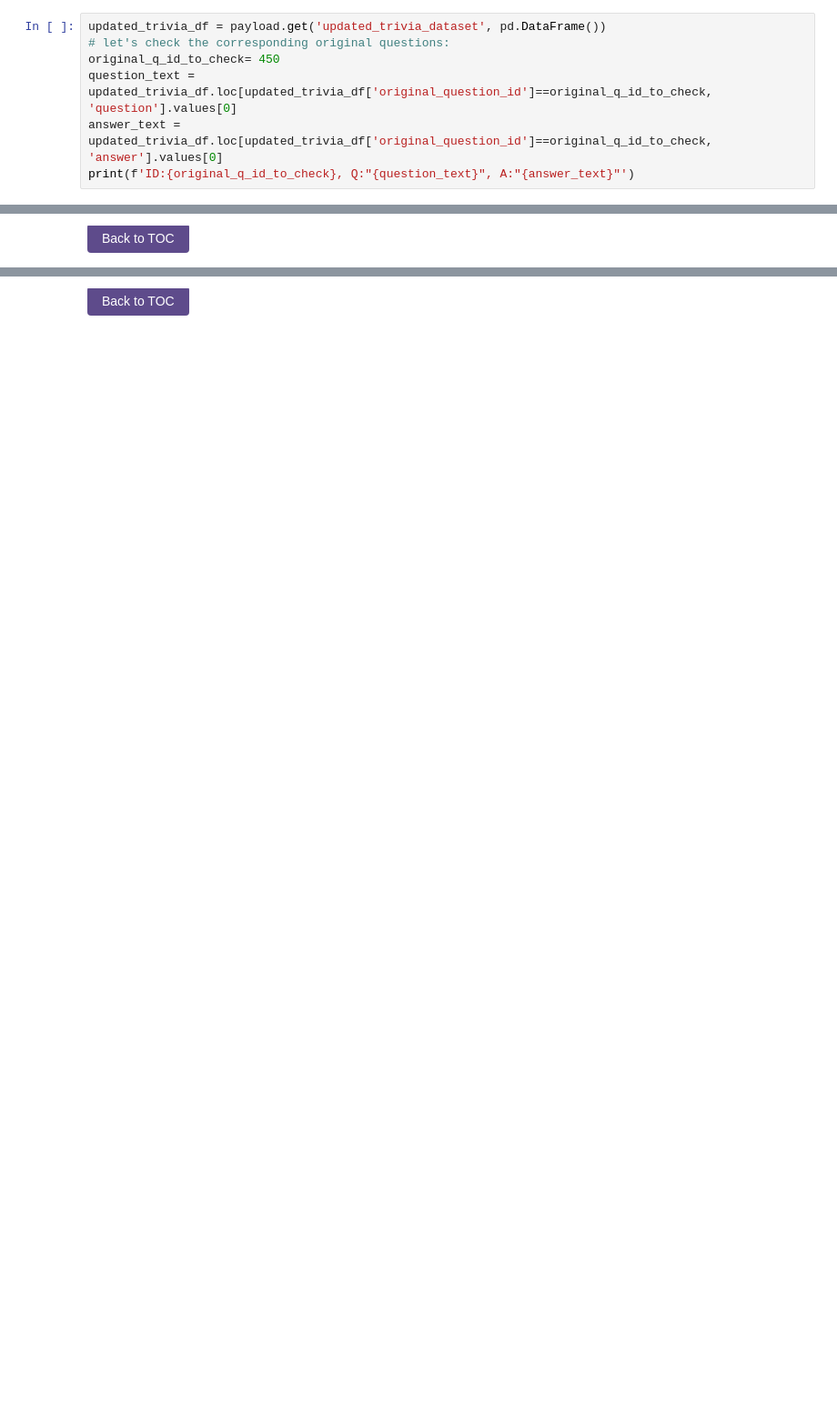
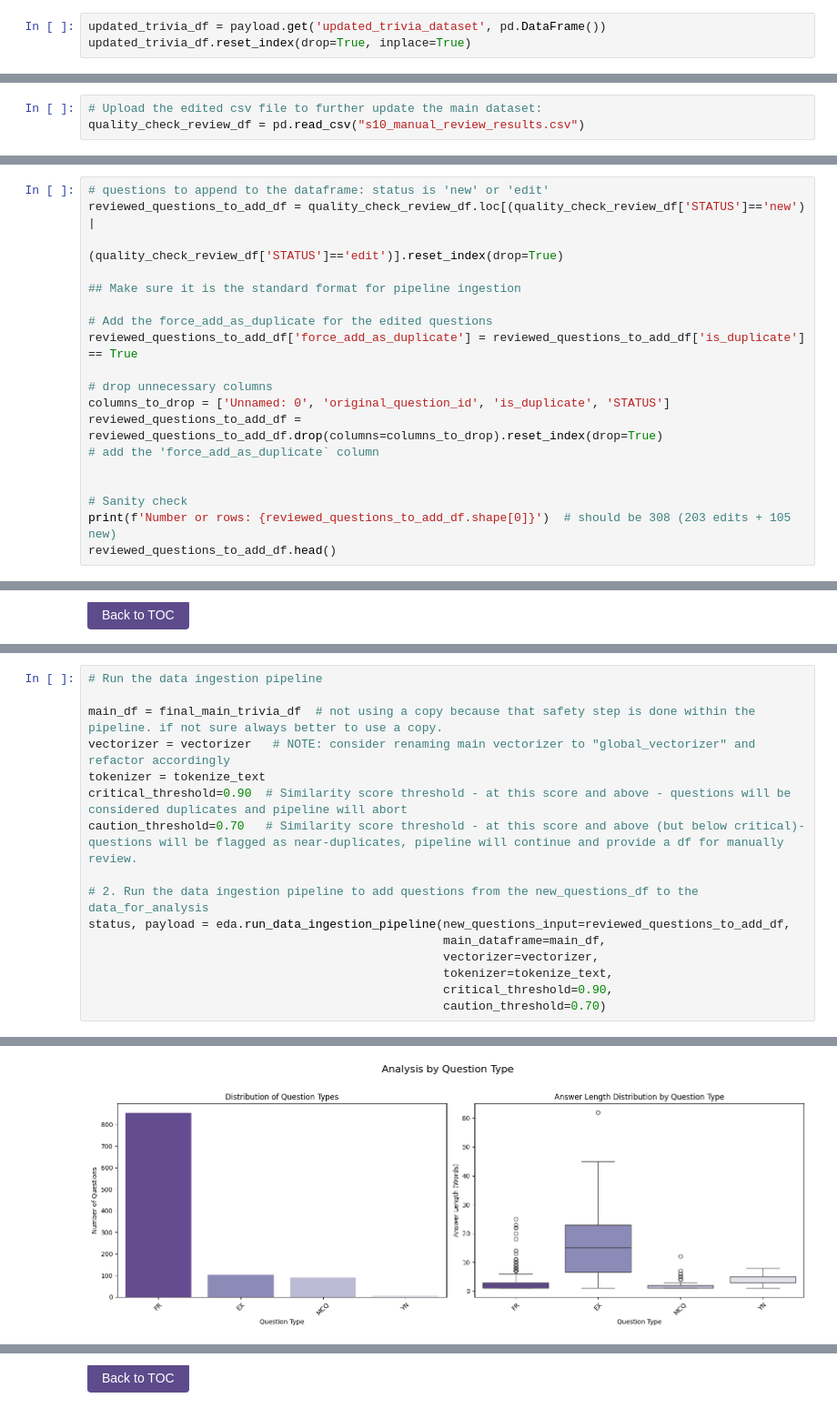
Before and after one commit to RSipra/semantic_verification_engine, a Jupyter notebook: src/data_scripts/02-clean_plus_EDA_of_dataset.ipynb, the cells around one changed output, grey strips where cells are left out. Shown at 91% size. Drawn from its saved outputs; the diff is of its cells as text; blank space fills up the shorter version.

Commit message:
feat(eda): finish data quality assurance

```diff
--- a/src/data_scripts/02-clean_plus_EDA_of_dataset.ipynb
+++ b/src/data_scripts/02-clean_plus_EDA_of_dataset.ipynb
@@ -3727,8 +3715,4 @@ The main dataset has been updated. New total questions: 1045
 | 4 | According to the Ministry of Magi... | Non-being | FR | False | False | [accord, ministry, magic, classif... | ... |
 # %%
 updated_trivia_df = payload.get('updated_trivia_dataset', pd.DataFrame())
-# let's check the corresponding original questions:
-original_q_id_to_check= 450
-question_text = updated_trivia_df.loc[updated_trivia_df['original_question_id']==original_q_id_to_check, 'question'].values[0]
-answer_text = updated_trivia_df.loc[updated_trivia_df['original_question_id']==original_q_id_to_check, 'answer'].values[0]
-print(f'ID:{original_q_id_to_check}, Q:"{question_text}", A:"{answer_text}"')
+updated_trivia_df.reset_index(drop=True, inplace=True)
@@ -3778,0 +3822,3 @@ As expected, both questions are lexically similar but semantically different - t
+# %%
+# Upload the edited csv file to further update the main dataset:
+quality_check_review_df = pd.read_csv("s10_manual_review_results.csv")
@@ -3778,0 +3905,19 @@ As expected, both questions are lexically similar but semantically different - t
+# %%
+# questions to append to the dataframe: status is 'new' or 'edit'
+reviewed_questions_to_add_df = quality_check_review_df.loc[(quality_check_review_df['STATUS']=='new') |
+                                                        (quality_check_review_df['STATUS']=='edit')].reset_index(drop=True)
+
+## Make sure it is the standard format for pipeline ingestion
+
+# Add the force_add_as_duplicate for the edited questions
+reviewed_questions_to_add_df['force_add_as_duplicate'] = reviewed_questions_to_add_df['is_duplicate'] == True
+
+# drop unnecessary columns
+columns_to_drop = ['Unnamed: 0', 'original_question_id', 'is_duplicate', 'STATUS']
+reviewed_questions_to_add_df = reviewed_questions_to_add_df.drop(columns=columns_to_drop).reset_index(drop=True)
+# add the 'force_add_as_duplicate` column
+
+
+# Sanity check
+print(f'Number or rows: {reviewed_questions_to_add_df.shape[0]}')  # should be 308 (203 edits + 105 new)
+reviewed_questions_to_add_df.head()
@@ -3782,0 +3936,17 @@ As expected, both questions are lexically similar but semantically different - t
+# %%
+# Run the data ingestion pipeline
+
+main_df = final_main_trivia_df  # not using a copy because that safety step is done within the pipeline. if not sure always better to use a copy.
+vectorizer = vectorizer   # NOTE: consider renaming main vectorizer to "global_vectorizer" and refactor accordingly
+tokenizer = tokenize_text
+critical_threshold=0.90  # Similarity score threshold - at this score and above - questions will be considered duplicates and pipeline will abort
+caution_threshold=0.70   # Similarity score threshold - at this score and above (but below critical)- questions will be flagged as near-duplicates, pipeline will continue and provide a df for manually review.
+
+# 2. Run the data ingestion pipeline to add questions from the new_questions_df to the data_for_analysis
+status, payload = eda.run_data_ingestion_pipeline(new_questions_input=reviewed_questions_to_add_df,
+                                                  main_dataframe=main_df,
+                                                  vectorizer=vectorizer,
+                                                  tokenizer=tokenize_text,
+                                                  critical_threshold=0.90,
+                                                  caution_threshold=0.70)
+# %% [output]
@@ -3782,0 +3986 @@ As expected, both questions are lexically similar but semantically different - t
+[figure, added]
```
Also changed, not shown: parts of 55 cells of this notebook, 21 other files.
